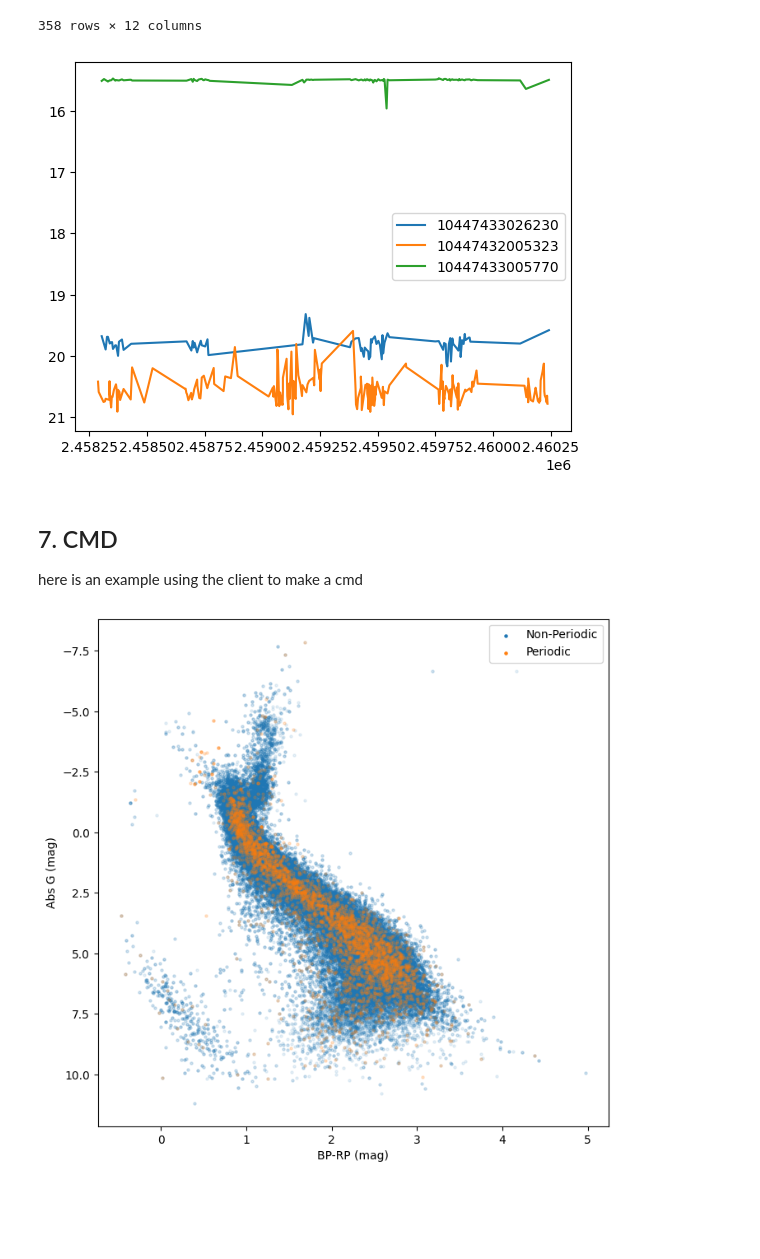
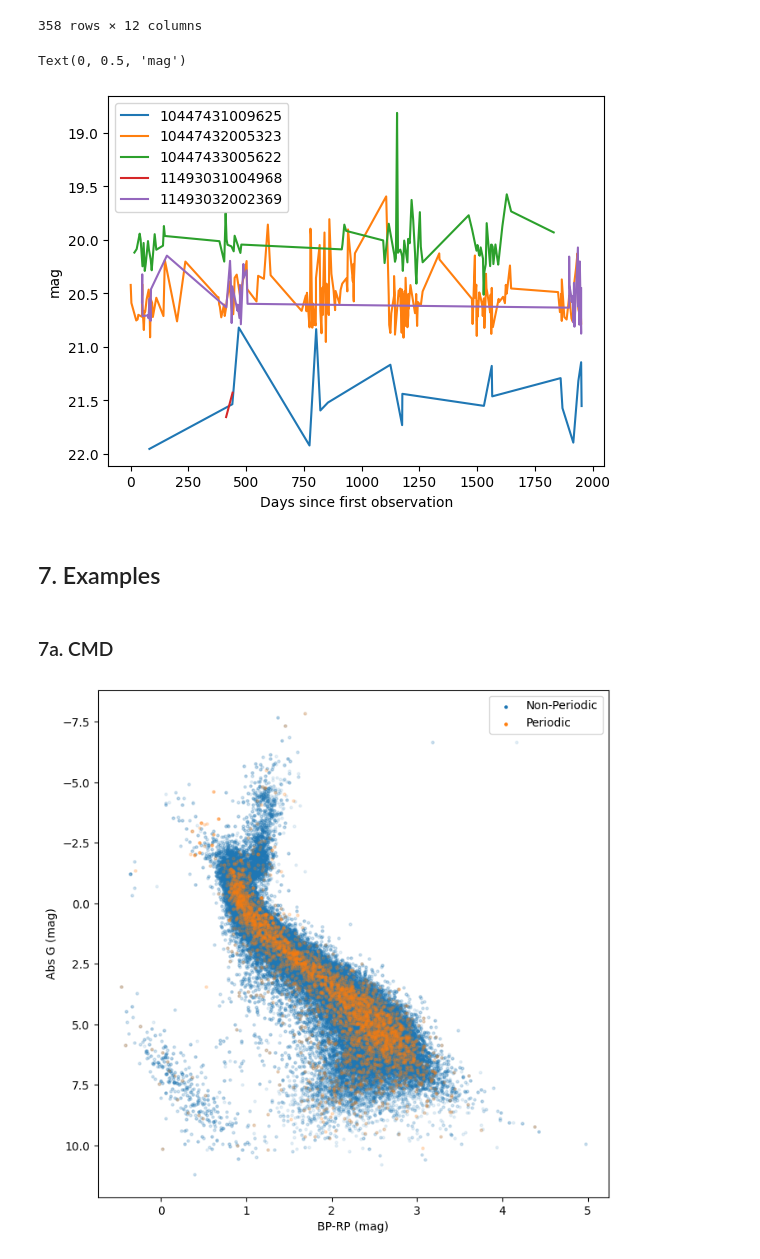
Before and after one commit to DanielWarshofsky/SCoPe_tools, a Jupyter notebook: db_scope_search.ipynb, the cells around one changed output. Saved outputs shown, nothing was run; the diff lists cells and outputs as text; code cells hidden in the pictures; blank space fills up the shorter version.

```diff
--- a/db_scope_search.ipynb
+++ b/db_scope_search.ipynb
@@ -231,16 +236,20 @@ out_data
 # %%
 import matplotlib.pyplot as plt
 fig,ax=plt.subplots()
-for id in ids:
+for id in np.unique(out_data['_id']):
     mask=out_data['_id']==id
-    ax.plot(out_data[mask]['hjd'],out_data[mask]['mag'],label=str(id))
+    ax.plot(out_data[mask]['hjd']-min(out_data['hjd']),out_data[mask]['mag'],label=str(id))
 ax.legend()
 ax.invert_yaxis()
+ax.set_xlabel('Days since first observation')
+ax.set_ylabel('mag')
 # %% [output]
+Text(0, 0.5, 'mag')
-[figure, old version]
+[figure, new version]
-# %% [markdown]
-## 7. <a id="7"></a>CMD
-here is an example using the client to make a cmd
+# %% [markdown]
+## 7. <a id="ex"></a> Examples
+# %% [markdown]
+### 7a. <a id="cmd"></a> CMD
 # %%
 # Retrive some data
 fields=[500]
```
Also changed, not shown: parts of 18 cells of this notebook.
